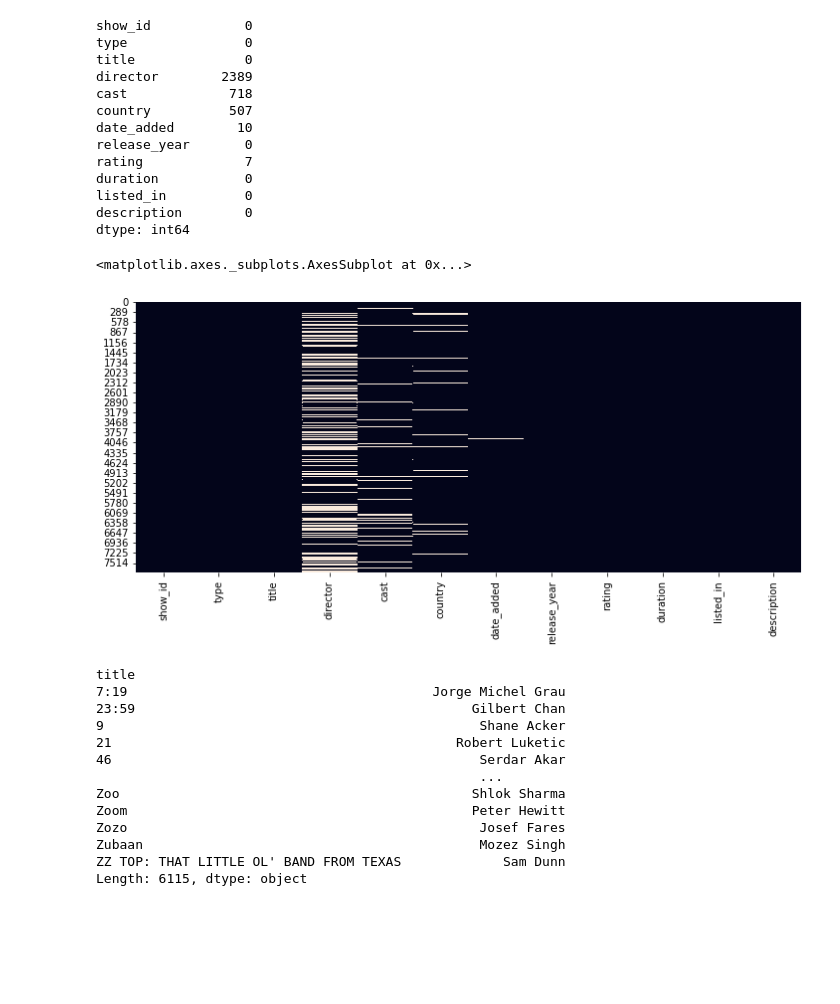
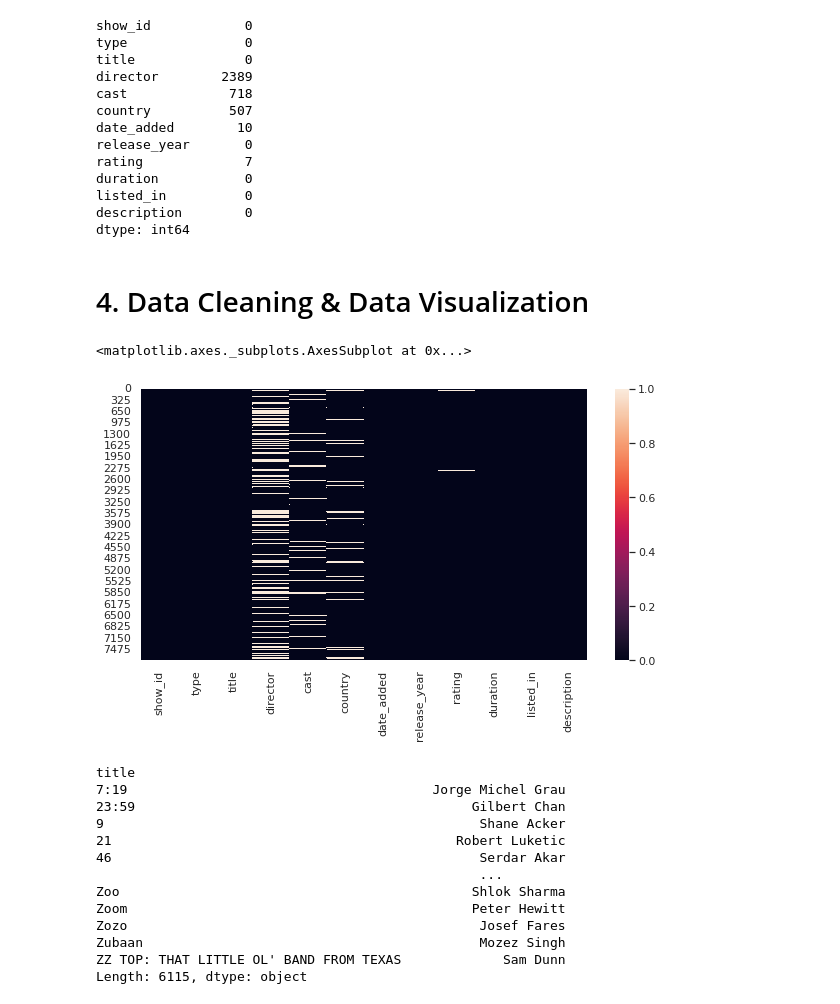
Before and after one commit to Sharaffin/Netflix-Movies-and-TV-Shows-, a Jupyter notebook: NETFLIX_MOVIES_AND_TV_SHOWS_CLUSTERING.ipynb, the cells around one changed output. Cells and saved outputs as stored; diff of their text form; code cells hidden in the pictures; blank space fills up the shorter version.

```diff
--- a/NETFLIX_MOVIES_AND_TV_SHOWS_CLUSTERING.ipynb
+++ b/NETFLIX_MOVIES_AND_TV_SHOWS_CLUSTERING.ipynb
@@ -144,0 +204,3 @@ memory usage: 730.2+ KB
+# %%
+plot_nan = df.isna()
+plot_nan.head(2)
@@ -158,13 +232,15 @@ duration           0
 listed_in          0
 description        0
 dtype: int64
+# %% [markdown]
+# 4. Data Cleaning & Data Visualization
 # %%
 # plotting the data with respect to analyse null values in the data
-fig, ax = plt.subplots(figsize=(12,5))
-sns.heatmap(df.isnull(), cbar=False)
+plt.figure( figsize = (10 , 5))
+sns.heatmap(plot_nan)
 # %% [output]
 <matplotlib.axes._subplots.AxesSubplot at 0x...>
-[figure, old version]
+[figure, new version]
 # %%
 filtered_directors = df[df.director != 'No Director'].set_index('title').director.str.split(', ', expand=True).stack().reset_index(level=1, drop=True)
 # %%
```
Also changed, not shown: parts of 53 cells of this notebook.
